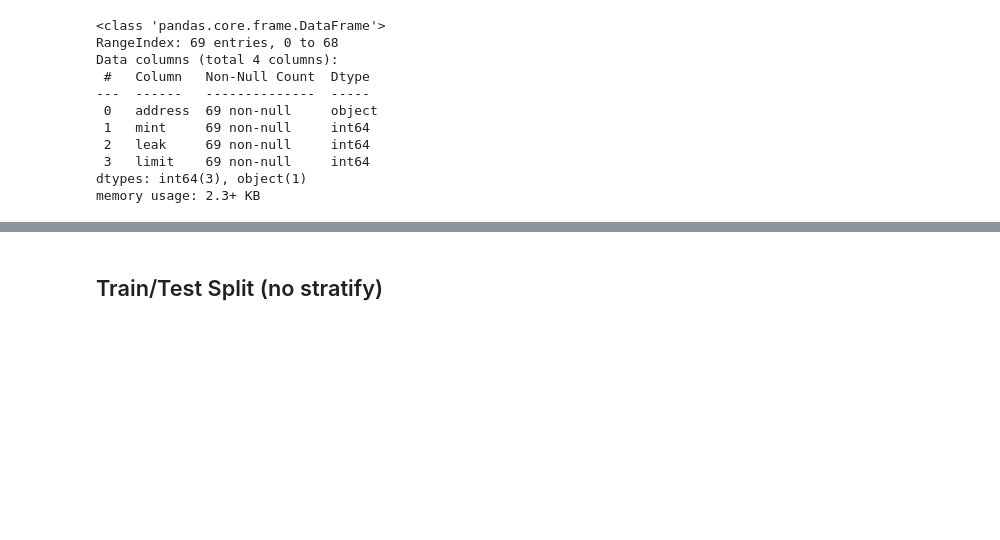
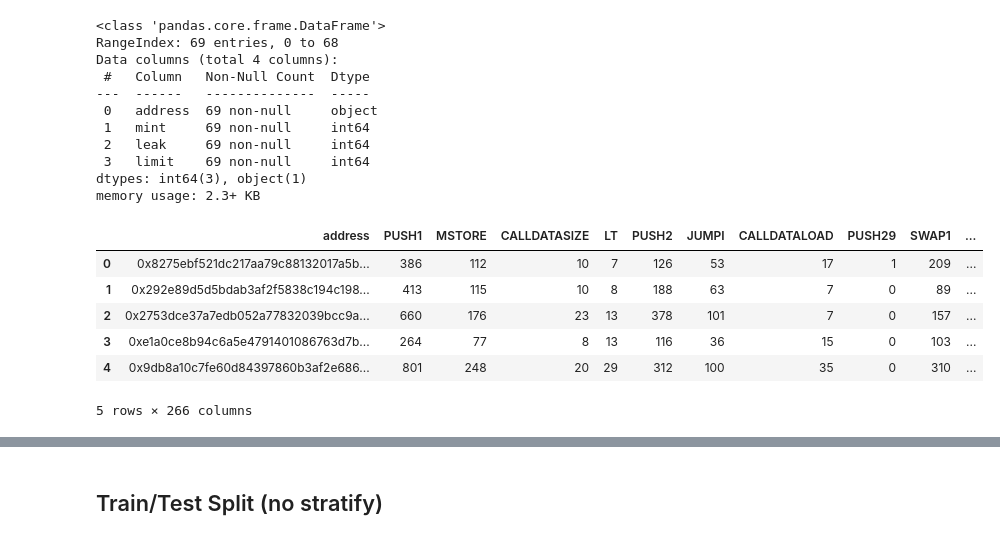
Before and after one commit to patorsiang/rugpull-detection-msc-kent-2025, a Jupyter notebook: ml/notebooks/harmonization/crpwarner_split.ipynb, the cells around one changed output, grey strips where cells are left out. Drawn from its saved outputs; the diff is of its cells as text; code cells hidden in the pictures; blank space fills up the shorter version.

```diff
--- a/ml/notebooks/harmonization/crpwarner_split.ipynb
+++ b/ml/notebooks/harmonization/crpwarner_split.ipynb
@@ -10,9 +12,13 @@ from sklearn.model_selection import train_test_split, KFold
+# %%
+source = 'crpwarner'
+dataset = 'dataset-modified.csv' # dataset-modified.csv | sample_dataset-modified.csv
+feature = 'groundtruth-feature.csv' # groundtruth-feature.csv | large-feature.csv
 # %%
 PATH = Path.cwd().parents[1]
 DATA_PATH = os.path.join(PATH, 'data')
 IN_PATH = os.path.join(DATA_PATH, 'interim')
+CRP_PATH = os.path.join(IN_PATH, source)
 PROCESS_PATH = os.path.join(DATA_PATH, 'processed')
-NAME = 'crpwarner'
 # %% [markdown]
 ## Load Labeled Dataset
 # %%
@@ -39,3 +45,14 @@ Data columns (total 4 columns):
  3   limit    69 non-null     int64
 dtypes: int64(3), object(1)
 memory usage: 2.3+ KB
+# %%
+feature_df = pd.read_csv(os.path.join(CRP_PATH, feature))
+feature_df.head()
+# %% [output]
+|  | address | PUSH1 | MSTORE | CALLDATASIZE | LT | PUSH2 | JUMPI | CALLDATALOAD | PUSH29 | SWAP1 | ... |
+| 0 | 0x8275ebf521dc217aa79c88132017a5b... | 386 | 112 | 10 | 7 | 126 | 53 | 17 | 1 | 209 | ... |
+| 1 | 0x292e89d5d5bdab3af2f5838c194c198... | 413 | 115 | 10 | 8 | 188 | 63 | 7 | 0 | 89 | ... |
+| 2 | 0x2753dce37a7edb052a77832039bcc9a... | 660 | 176 | 23 | 13 | 378 | 101 | 7 | 0 | 157 | ... |
+| 3 | 0xe1a0ce8b94c6a5e4791401086763d7b... | 264 | 77 | 8 | 13 | 116 | 36 | 15 | 0 | 103 | ... |
+| 4 | 0x9db8a10c7fe60d84397860b3af2e686... | 801 | 248 | 20 | 29 | 312 | 100 | 35 | 0 | 310 | ... |
+5 rows × 266 columns
```
Also changed, not shown: parts of 9 cells of this notebook, 1 other file.
